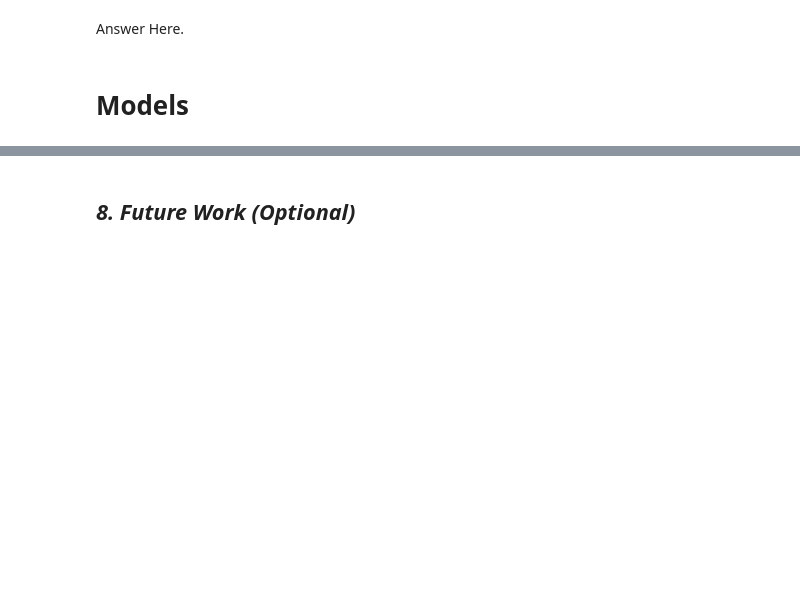
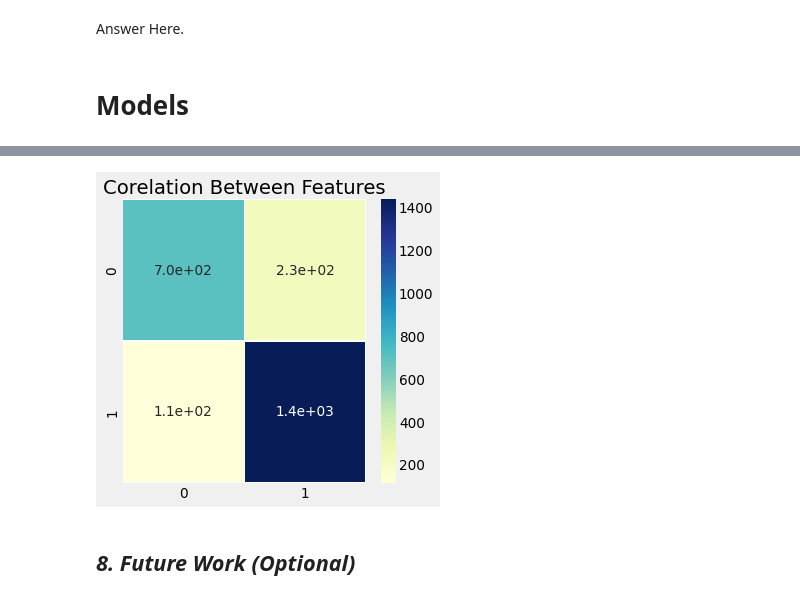
Before and after one commit to kumarabhinavthakur274/Zomato-Restaurant-Clustering-And-Sentiment-Analysis, a Jupyter notebook: Kumar_Abhinav_Zomato_Restaurant_Clustering_And_Sentiment_Analysis.ipynb, the cells around one changed output, grey strips where cells are left out. Cells and saved outputs as stored; diff of their text form; code cells hidden in the pictures; blank space fills up the shorter version.

```diff
--- a/Kumar_Abhinav_Zomato_Restaurant_Clustering_And_Sentiment_Analysis.ipynb
+++ b/Kumar_Abhinav_Zomato_Restaurant_Clustering_And_Sentiment_Analysis.ipynb
@@ -5431,0 +5647,4 @@ for key, value in models.items():
+# %%
+# report
+lgbm_pred = lgbm_cv.predict(X_test)
+print(classification_report(y_test,lgbm_pred,digits=4))
@@ -5432,3 +5660,12 @@ for key, value in models.items():
+# %%
+# confusion matrix
+conf_mat = confusion_matrix(y_test, lgbm_pred)
+plt.rcParams['figure.figsize'] = (5, 5)
+sns.heatmap(conf_mat, annot = True, linewidths=.5, cmap="YlGnBu")
+plt.title('Corelation Between Features')
+plt.show()
+# %% [output]
+[figure, added]
 # %% [markdown]
 ## ***8.*** ***Future Work (Optional)***
 # %% [markdown]
```
Also changed, not shown: parts of 46 cells of this notebook.
